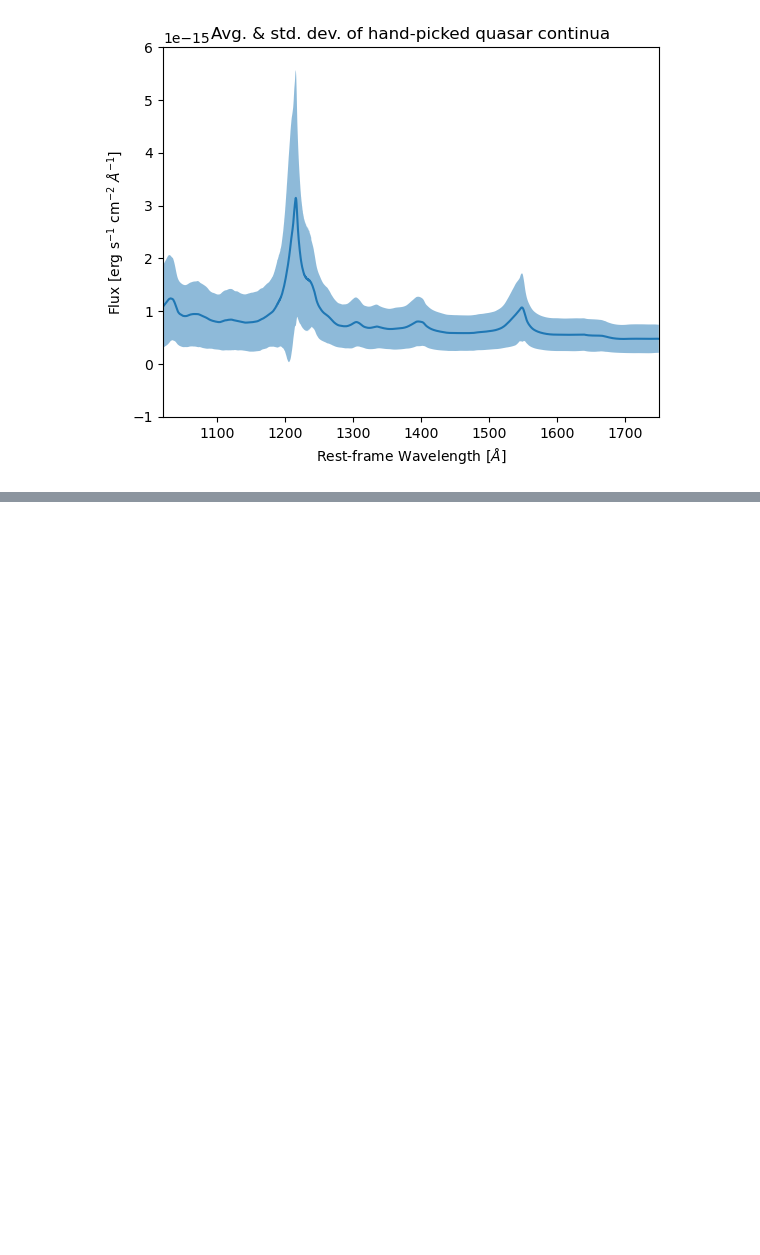
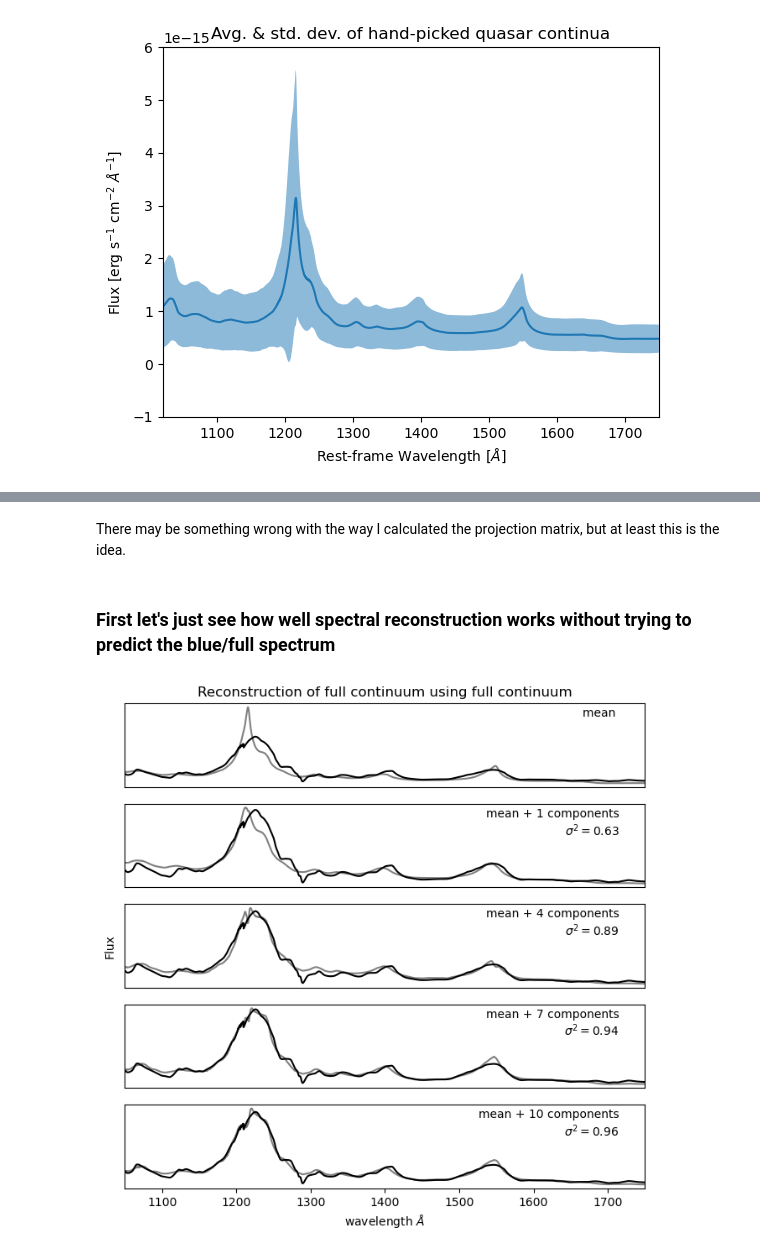
Before and after one commit to bayu-wilson/quasar_spectral_reconstruction_with_PCA, a Jupyter notebook: DimReductionAstroSpectra.ipynb, the cells around one changed output, grey strips where cells are left out. Drawn from its saved outputs; the diff is of its cells as text; code cells hidden in the pictures; blank space fills up the shorter version.

```diff
--- a/DimReductionAstroSpectra.ipynb
+++ b/DimReductionAstroSpectra.ipynb
@@ -404,0 +288,31 @@ plt.savefig("reconstructed_spectra.png",dpi=200, bbox_inches='tight')
+# %% [markdown]
+There may be something wrong with the way I calculated the projection matrix, but at least this is the idea.
+# %% [markdown]
+### First let's just see how well spectral reconstruction works without trying to predict the blue/full spectrum
+# %%
+qso_idx = 14
+N_comps_list =[0,1,4,7,10]
+spec = X_pp[qso_idx]
+
+nrows = len(N_comps_list)
+fig,ax = plt.subplots(nrows=nrows,figsize = (8,1.5*nrows))
+ax[0].text(0.95, 0.95, f"mean ", transform=ax[0].transAxes, verticalalignment='top', horizontalalignment='right')
+for i in range(nrows):
+    N = N_comps_list[i]
+    spectral_flucs_full =  np.dot(weights_full[:N].T,evecs_full[:N])[qso_idx]
+
+    ax[i].plot(wave_grid,spec_mean_full+spectral_flucs_full,color='gray')
+    ax[i].plot(wave_grid,spec,color='k')
+
+    ax[i].set_xlim(1050,1750)
+    ax[i].set_yticks([])
+    if i!=nrows-1:
+        ax[i].set_xticks([])
+    if i!=0:
+        ax[i].text(0.95, 0.95, f"mean + {N} components\n$\sigma^2=${evals_full_cs[N-1]:.2}",
+                   transform=ax[i].transAxes, verticalalignment='top', horizontalalignment='right')
+ax[2].set_ylabel("Flux")
+ax[nrows-1].set_xlabel(r"wavelength $\AA$")
+ax[0].set_title("Reconstruction of full continuum using full continuum");
+# %% [output]
+[figure, added]
```
Also changed, not shown: parts of 52 cells of this notebook.
